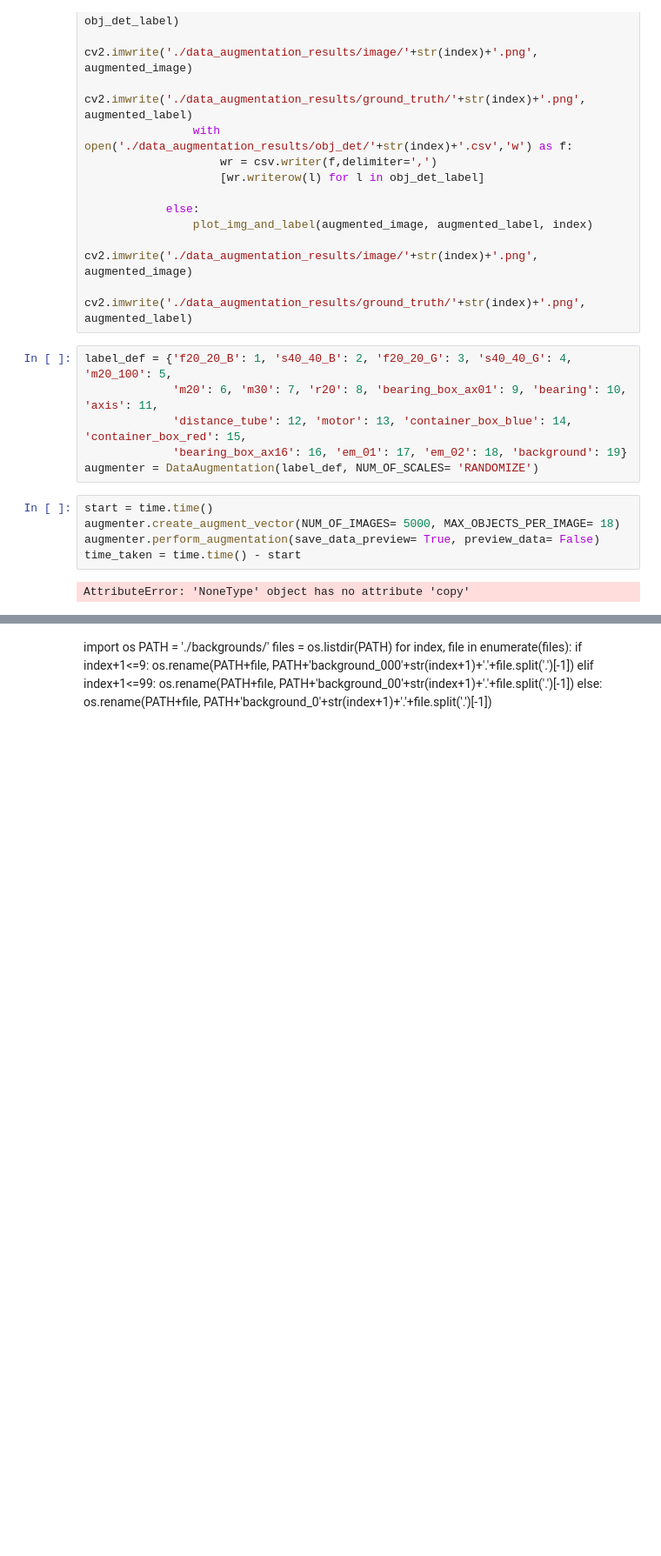
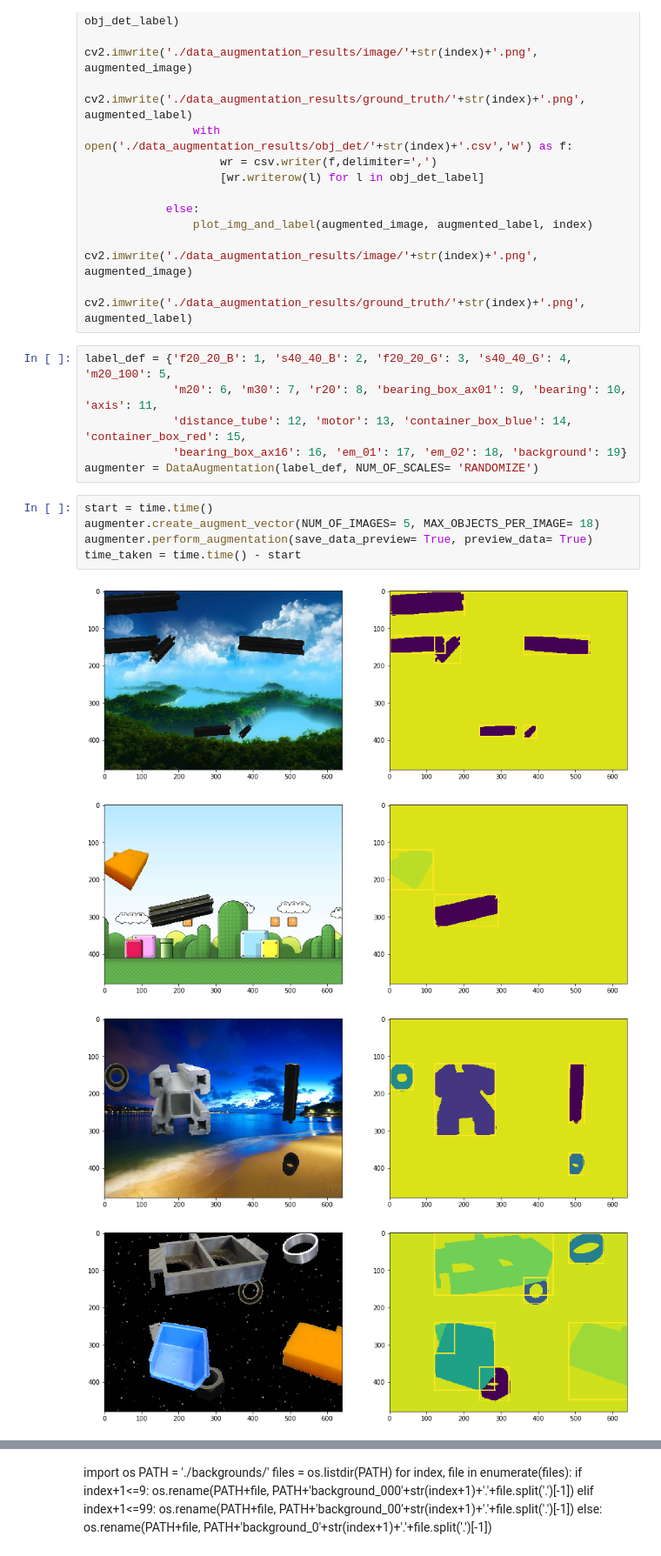
Before and after one commit to NareshGuru77/SemanticSegmentation, a Jupyter notebook: Dataset/data_augmentation/data_augmentation.ipynb, the cells around one changed output, grey strips where cells are left out. Shown at 87% size. Saved outputs shown, nothing was run; the diff lists cells and outputs as text; blank space fills up the shorter version.

Commit message:
augmentation with new backgrounds

```diff
--- a/Dataset/data_augmentation/data_augmentation.ipynb
+++ b/Dataset/data_augmentation/data_augmentation.ipynb
@@ -350,8 +350,11 @@ label_def = {'f20_20_B': 1, 's40_40_B': 2, 'f20_20_G': 3, 's40_40_G': 4,  'm20_1
 augmenter = DataAugmentation(label_def, NUM_OF_SCALES= 'RANDOMIZE')
 # %%
 start = time.time()
-augmenter.create_augment_vector(NUM_OF_IMAGES= 5000, MAX_OBJECTS_PER_IMAGE= 18)
-augmenter.perform_augmentation(save_data_preview= True, preview_data= False)
+augmenter.create_augment_vector(NUM_OF_IMAGES= 5, MAX_OBJECTS_PER_IMAGE= 18)
+augmenter.perform_augmentation(save_data_preview= True, preview_data= True)
 time_taken = time.time() - start
 # %% [output]
-AttributeError: 'NoneType' object has no attribute 'copy'
+[figure, added]
+[figure, added]
+[figure, added]
+[figure, added]
```
Also changed, not shown: parts of 3 cells of this notebook.
